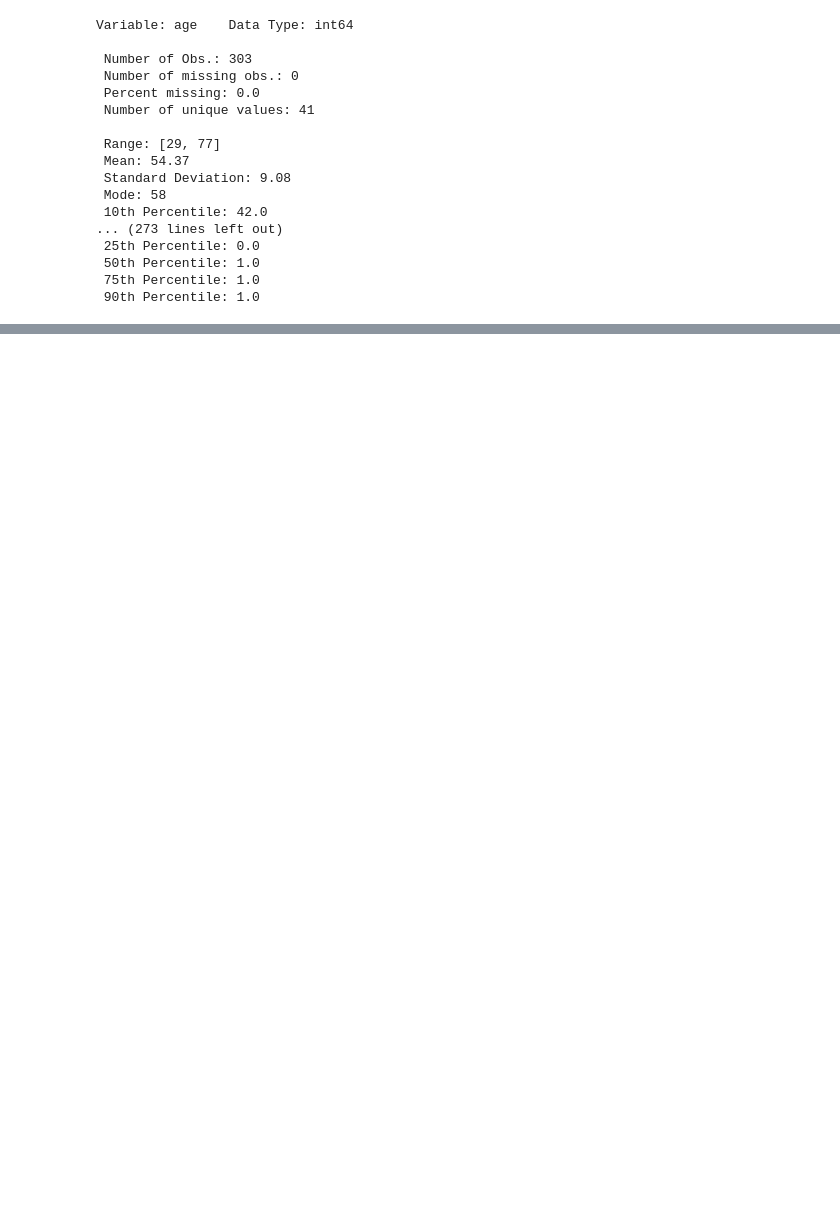
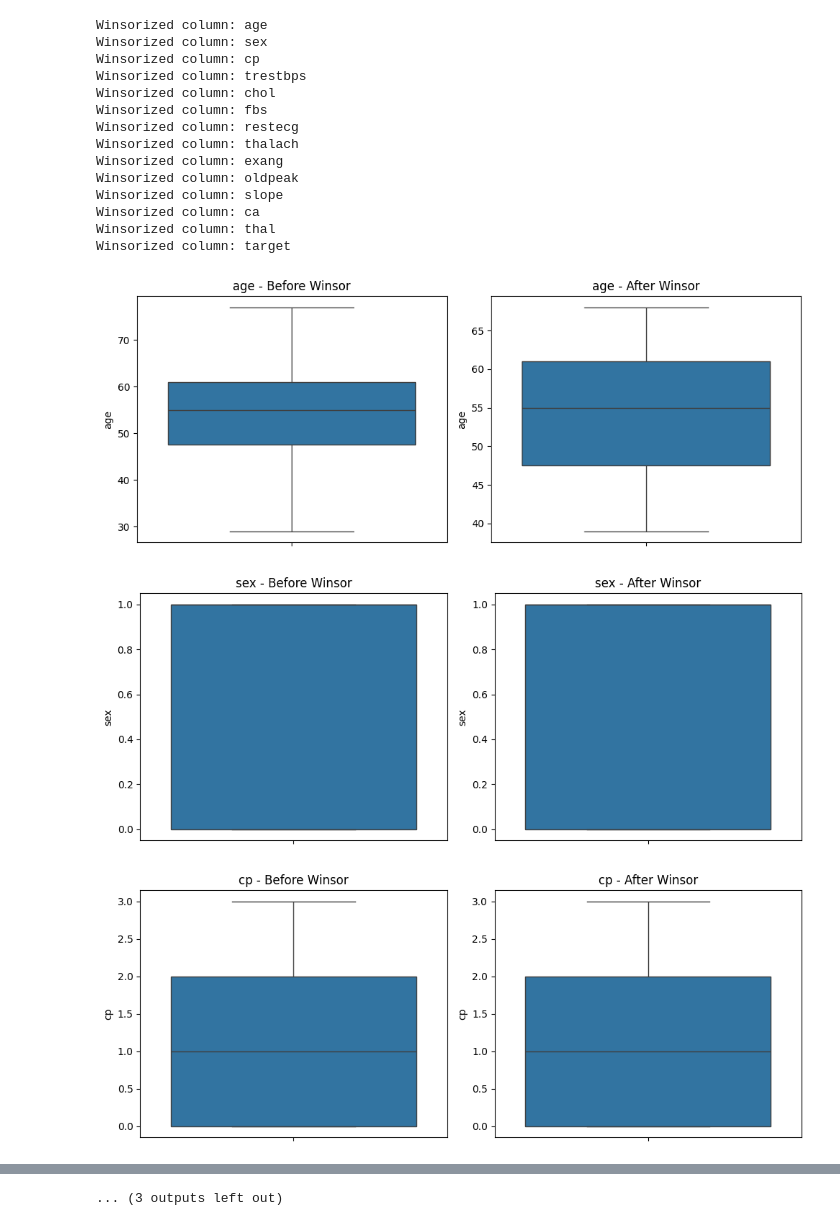
Before and after one commit to chandanc5525/heartdisease_predictionmodel, a Jupyter notebook: notebook/experiments/model.ipynb, the cells around one changed output, grey strips where cells are left out. Drawn from its saved outputs; the diff is of its cells as text; code cells hidden in the pictures; blank space fills up the shorter version.

```diff
--- a/notebook/experiments/model.ipynb
+++ b/notebook/experiments/model.ipynb
@@ -44,25 +54,51 @@ df = pd.read_csv(filepath)
 
 numerical_col = df.select_dtypes(exclude = "object").columns
 categorical_col = df.select_dtypes(include = "object").columns
-# %%
-import researchpy as rp
-
-rp.codebook(df)
-# %% [output]
-Variable: age    Data Type: int64
-
- Number of Obs.: 303
- Number of missing obs.: 0
- Percent missing: 0.0
- Number of unique values: 41
-
- Range: [29, 77]
- Mean: 54.37
- Standard Deviation: 9.08
- Mode: 58
- 10th Percentile: 42.0
-... (273 lines left out)
- 25th Percentile: 0.0
- 50th Percentile: 1.0
- 75th Percentile: 1.0
- 90th Percentile: 1.0
+# %%
+from scipy.stats.mstats import winsorize
+
+# Create copy before winsorization
+df_before_winsor = df.copy()
+
+# Apply winsorization
+for col in numerical_col:
+    df[col] = winsorize(
+        df[col],
+        limits=(0.05, 0.05)  # 5% lower & upper capping
+    )
+
+    print(f"Winsorized column: {col}")
+
+# Performance checking
+
+for col in numerical_col:
+    plt.figure(figsize=(10,4))
+
+    plt.subplot(1,2,1)
+    sns.boxplot(y=df_before_winsor[col])
+    plt.title(f"{col} - Before Winsor")
+
+    plt.subplot(1,2,2)
+    sns.boxplot(y=df[col])
+    plt.title(f"{col} - After Winsor")
+
+    plt.tight_layout()
+    plt.show()
+# %% [output]
+Winsorized column: age
+Winsorized column: sex
+Winsorized column: cp
+Winsorized column: trestbps
+Winsorized column: chol
+Winsorized column: fbs
+Winsorized column: restecg
+Winsorized column: thalach
+Winsorized column: exang
+Winsorized column: oldpeak
+Winsorized column: slope
+Winsorized column: ca
+Winsorized column: thal
+Winsorized column: target
+[figure, added]
+[figure, added]
+[figure, added]
@@ -68,0 +113 @@ Variable: age    Data Type: int64
+... (3 outputs left out)
```
Also changed, not shown: parts of 11 cells of this notebook, 1 other file.
